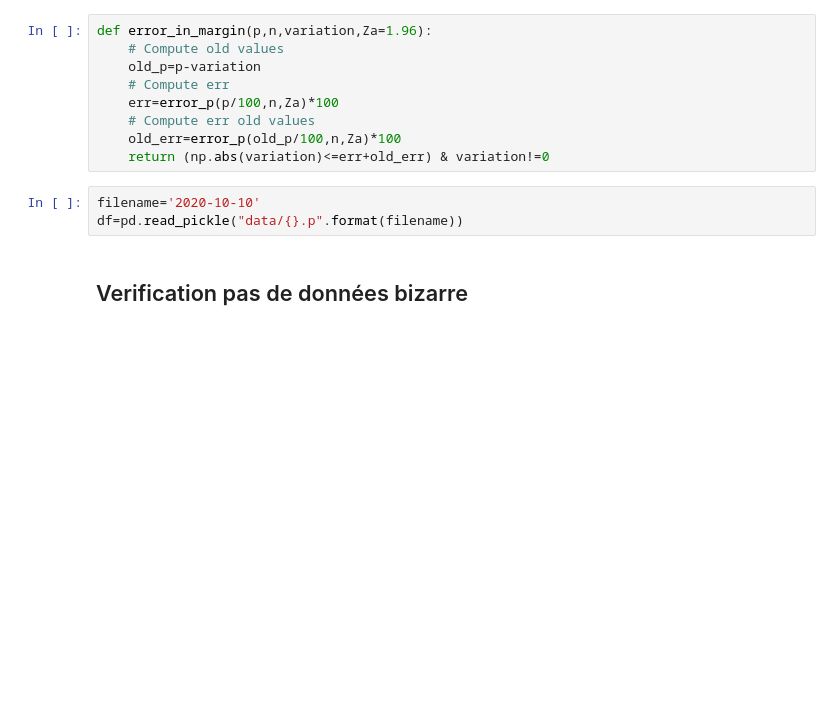
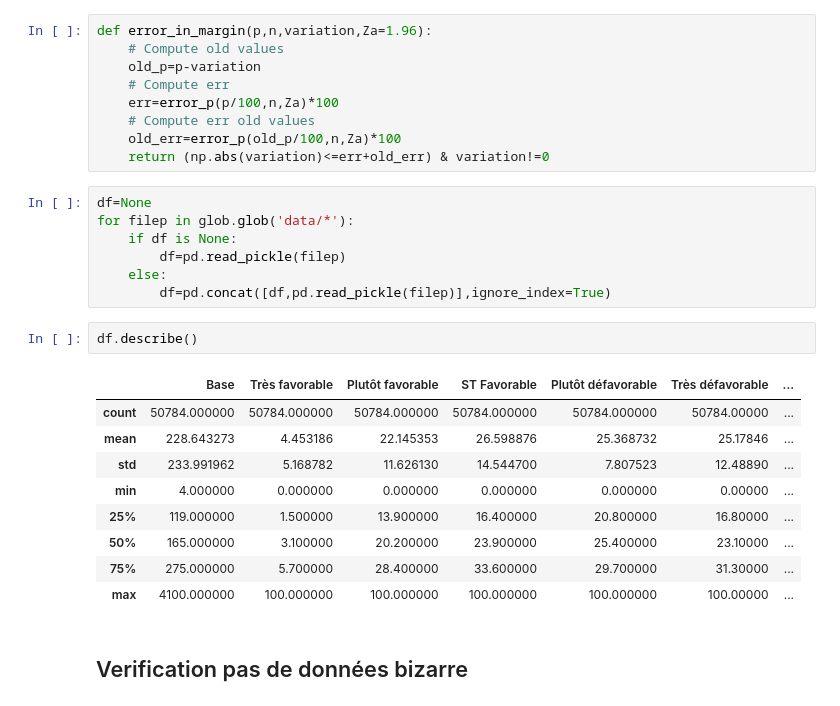
Before and after one commit to NyxAether/mesure_instituts_sondage, a Jupyter notebook: ipsos/ipsos_correction.ipynb, the cells around one changed output. Drawn from its saved outputs; the diff is of its cells as text; blank space fills up the shorter version.

```diff
--- a/ipsos/ipsos_correction.ipynb
+++ b/ipsos/ipsos_correction.ipynb
@@ -43,9 +47,25 @@ def error_in_margin(p,n,variation,Za=1.96):
     # Compute err old values
     old_err=error_p(old_p/100,n,Za)*100
     return (np.abs(variation)<=err+old_err) & variation!=0
-# %%
-filename='2020-10-10'
-df=pd.read_pickle("data/{}.p".format(filename))
+# %%
+df=None
+for filep in glob.glob('data/*'):
+    if df is None:
+        df=pd.read_pickle(filep)
+    else:
+        df=pd.concat([df,pd.read_pickle(filep)],ignore_index=True)
+# %%
+df.describe()
+# %% [output]
+|  | Base | Très favorable | Plutôt favorable | ST Favorable | Plutôt défavorable | Très défavorable | ... |
+| count | 50784.000000 | 50784.000000 | 50784.000000 | 50784.000000 | 50784.000000 | 50784.00000 | ... |
+| mean | 228.643273 | 4.453186 | 22.145353 | 26.598876 | 25.368732 | 25.17846 | ... |
+| std | 233.991962 | 5.168782 | 11.626130 | 14.544700 | 7.807523 | 12.48890 | ... |
+| min | 4.000000 | 0.000000 | 0.000000 | 0.000000 | 0.000000 | 0.00000 | ... |
+| 25% | 119.000000 | 1.500000 | 13.900000 | 16.400000 | 20.800000 | 16.80000 | ... |
+| 50% | 165.000000 | 3.100000 | 20.200000 | 23.900000 | 25.400000 | 23.10000 | ... |
+| 75% | 275.000000 | 5.700000 | 28.400000 | 33.600000 | 29.700000 | 31.30000 | ... |
+| max | 4100.000000 | 100.000000 | 100.000000 | 100.000000 | 100.000000 | 100.00000 | ... |
 # %% [markdown]
 ## Verification pas de données bizarre
 # %%
```
Also changed, not shown: parts of 1 cell of this notebook, 14 other files.
